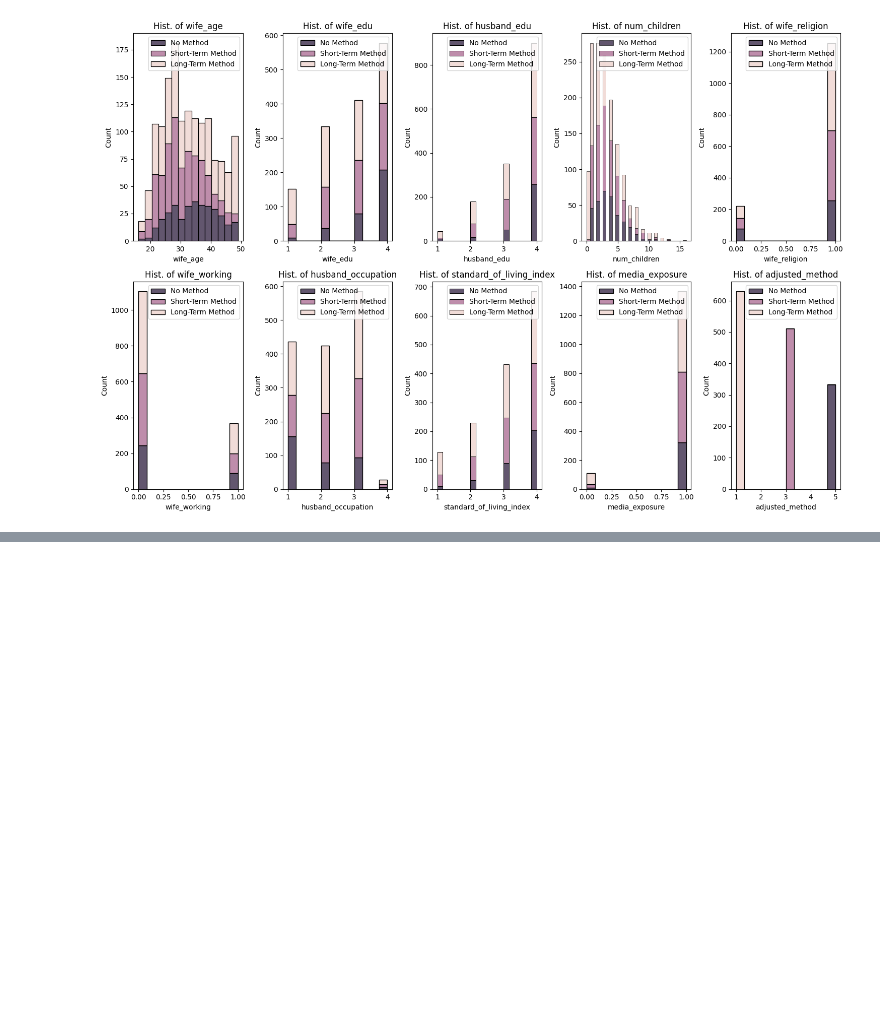
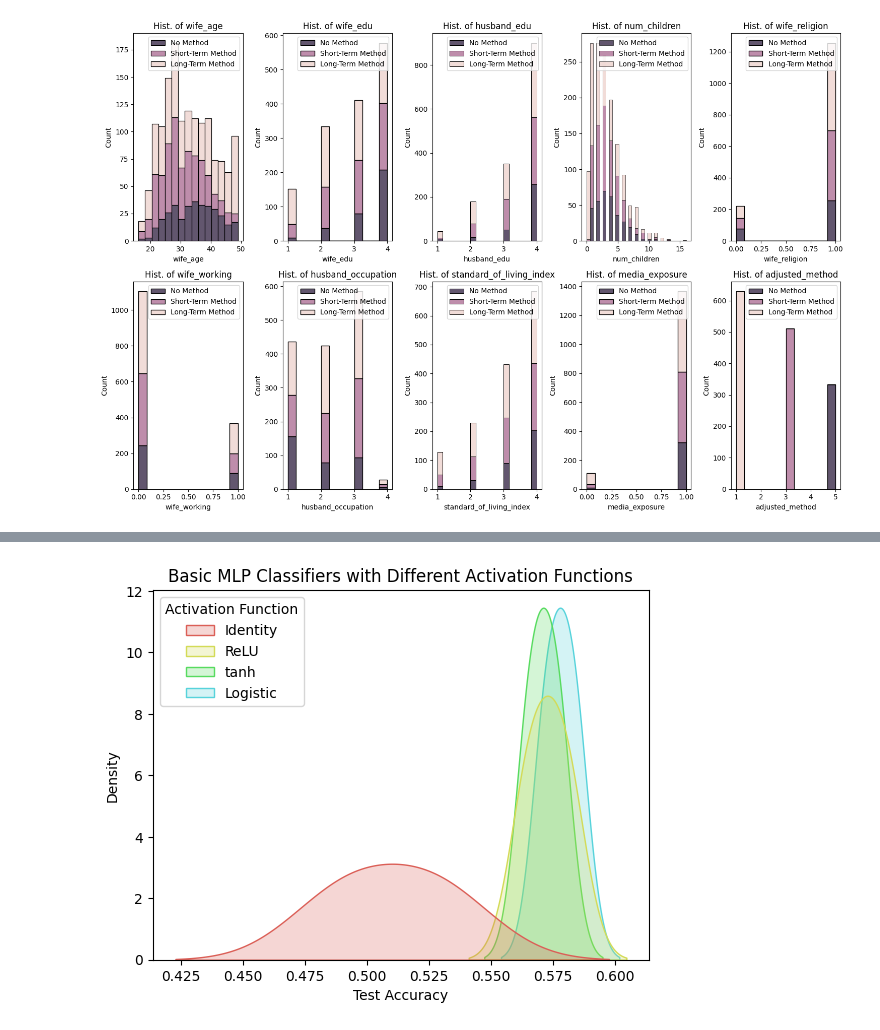
Before and after one commit to eye4got/unsw-5836-assignment-2, a Jupyter notebook: 03_contraceptive_choice.ipynb, the cells around one changed output, grey strips where cells are left out. Saved outputs shown, nothing was run; the diff lists cells and outputs as text; code cells hidden in the pictures; blank space fills up the shorter version.

```diff
--- a/03_contraceptive_choice.ipynb
+++ b/03_contraceptive_choice.ipynb
@@ -166,0 +164,30 @@ model_accuracy['mlp_sgd'] = float(mlp_sgd_df['Test Accuracy'].mean().max().round
+# %%
+mlp_iden_df = utils.classifier_test(feature_df, target, MLPClassifier, {'activation': 'identity'},
+                        [1000], 'max_iter', False, 'Max Iter', mlp_runs, True, start_seed
+                        )
+
+mlp_iden_df['Activation Function'] = 'Identity'
+
+mlp_relu_df = utils.classifier_test(feature_df, target, MLPClassifier, {'activation': 'relu'},
+                        [1000], 'max_iter', False, 'Max Iter', mlp_runs, True, start_seed
+                        )
+mlp_relu_df['Activation Function'] = 'ReLU'
+
+mlp_tanh_df = utils.classifier_test(feature_df, target, MLPClassifier, {'activation': 'tanh'},
+                        [1000], 'max_iter', False, 'Max Iter', mlp_runs, True, start_seed
+                        )
+mlp_tanh_df['Activation Function'] = 'tanh'
+
+mlp_log_df = utils.classifier_test(feature_df, target, MLPClassifier, {'activation': 'logistic'},
+                        [1000], 'max_iter', False, 'Max Iter', mlp_runs, True, start_seed
+                        )
+mlp_log_df['Activation Function'] = 'Logistic'
+
+sns.kdeplot(data=pd.concat([mlp_iden_df, mlp_relu_df, mlp_tanh_df, mlp_log_df]), x='Test Accuracy', hue='Activation Function', fill=True)
+plt.title('Basic MLP Classifiers with Different Activation Functions')
+plt.savefig(os.path.join(plots_dir, 'activation_fn_comparison.png'))
+
+# model_accuracy['mlp_adam'] = float(mlp_adam_df['Test Accuracy'].mean().max().round(3))
+# model_accuracy['mlp_sgd'] = float(mlp_sgd_df['Test Accuracy'].mean().max().round(3))
+# %% [output]
+[figure, added]
```
Also changed, not shown: parts of 9 cells of this notebook, 3 other files.
